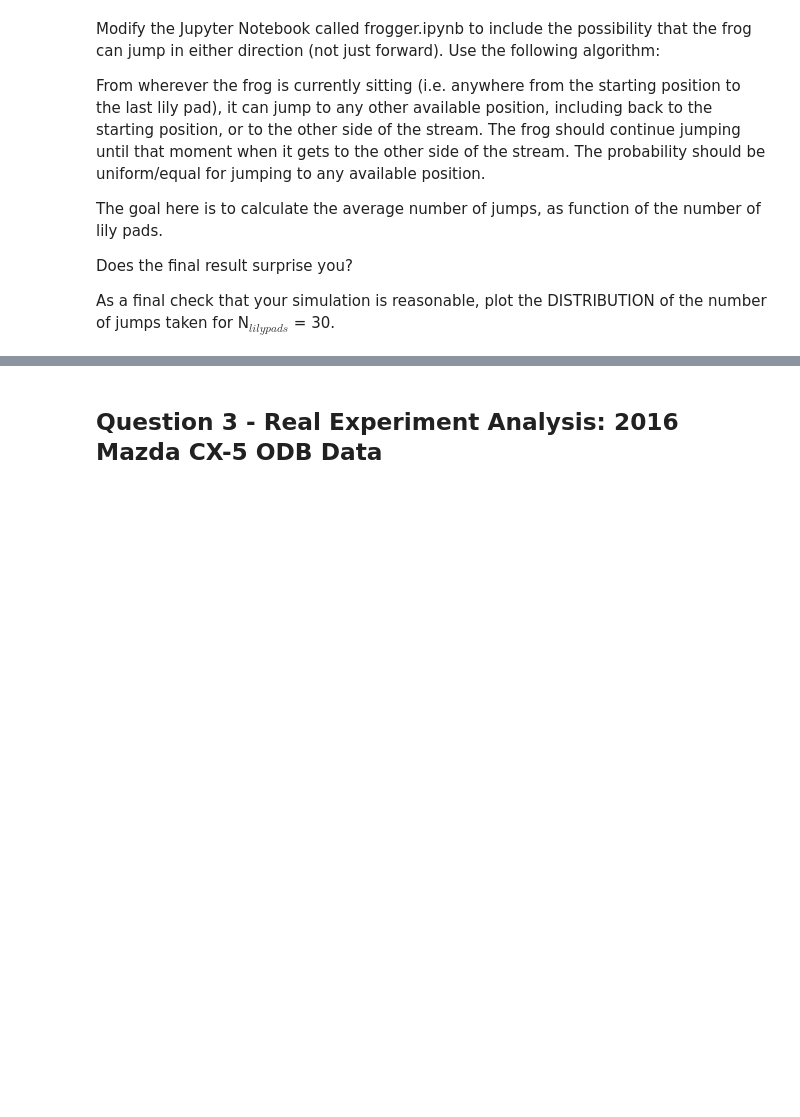
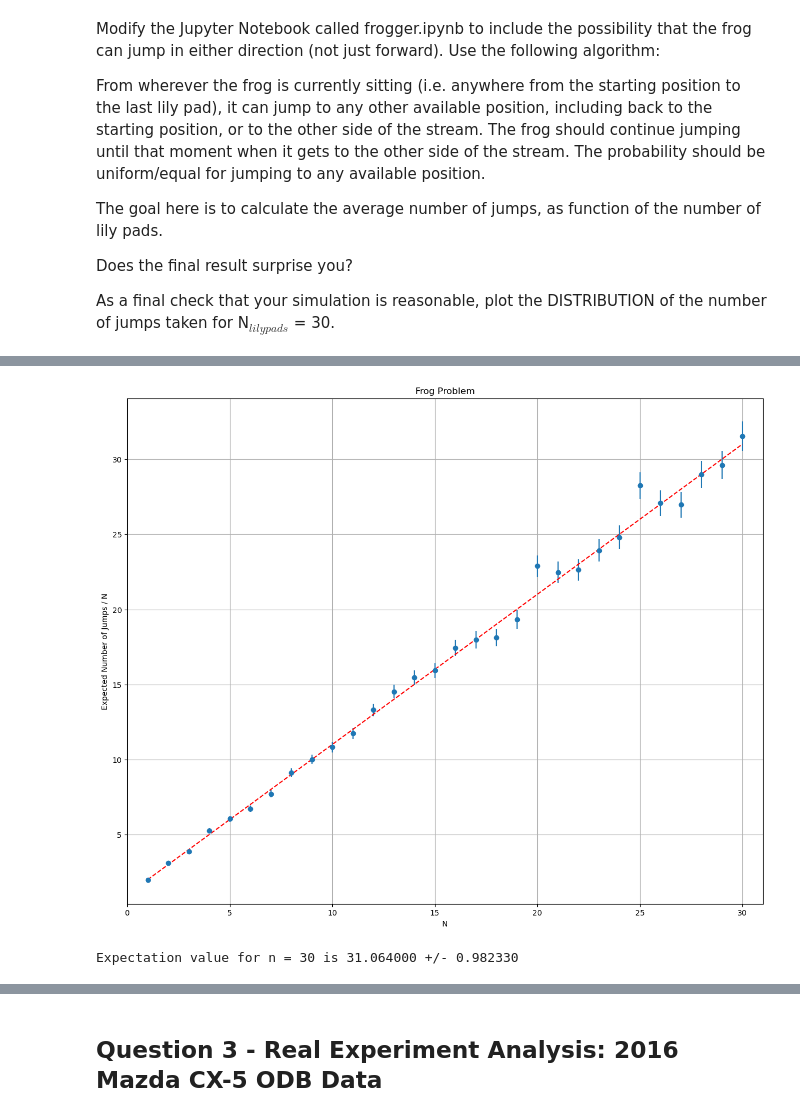
Before and after one commit to jakeb245/phys421, a Jupyter notebook: AssignmentTemplates/FinalProject.ipynb, the cells around one changed output, grey strips where cells are left out. Cells and saved outputs as stored; diff of their text form; code cells hidden in the pictures; blank space fills up the shorter version.

```diff
--- a/AssignmentTemplates/FinalProject.ipynb
+++ b/AssignmentTemplates/FinalProject.ipynb
@@ -238,0 +267,27 @@ As a final check that your simulation is reasonable, plot the DISTRIBUTION of th
+# %%
+for npad in range(1,nmax+1):
+    x.append(npad)
+    end = npad
+
+    # simulate the process of getting across the stream n_trys times
+    for j in range(n_trys):
+
+        # main simulation loop
+        while pos < npad:
+            jump = int(random.uniform(-pos,(end-pos+1)))
+            pos = pos + jump
+            jumpsum = jumpsum + 1
+
+        # reset pos to zero, add to total jumps, reset jumpsum
+        pos = 0
+        total_jumps = total_jumps + jumpsum
+        jumpsum = 0
+
+    #print (npad,total_jumps,n_trys)
+
+    expectation_value = total_jumps/n_trys*1.0
+    y.append(expectation_value)
+    sigma.append(expectation_value*1/np.sqrt(n_trys))
+    total_jumps = 0
+
+    print ("Expectation value for n = %d is %f +/- %f" % (npad,expectation_value,expectation_value*1/np.sqrt(n_trys)))
@@ -238,0 +312,51 @@ As a final check that your simulation is reasonable, plot the DISTRIBUTION of th
+# %%
+fig = plt.figure(figsize=(15,12))
+ax1 = fig.add_subplot(111)
+
+ax1.errorbar(x,y,yerr=sigma,fmt='o')
+ax1.plot(x,np.array(x)+1,'r--')
+#ax1.plot(x,evalr,'r--')
+#ax1.plot(x,evalh,'g--')
+
+ax1.set_title("Frog Problem")
+ax1.set_xlabel('N')
+ax1.set_ylabel('Expected Number of Jumps / N')
+ax1.set_xlim(0,nmax+1)
+ax1.grid(True)
+# %% [output]
+[figure, added]
+# %%
+# It looks like the average number of jumps is around n + 1
+
+# Do the check with 30 lily pads
+
+npad = 30
+end = npad
+
+njumps = []
+
+# simulate the process of getting across the stream n_trys times
+for j in range(n_trys):
+
+    # main simulation loop
+    while pos < npad:
+        jump = int(random.uniform(-pos,(end-pos+1)))
+        pos = pos + jump
+        jumpsum = jumpsum + 1
+
+    # reset pos to zero, add to total jumps, reset jumpsum
+    njumps.append(jumpsum)
+    pos = 0
+    total_jumps = total_jumps + jumpsum
+    jumpsum = 0
+
+#print (npad,total_jumps,n_trys)
+
+expectation_value = total_jumps/n_trys*1.0
+y.append(expectation_value)
+sigma.append(expectation_value*1/np.sqrt(n_trys))
+total_jumps = 0
+
+print ("Expectation value for n = %d is %f +/- %f" % (npad,expectation_value,expectation_value*1/np.sqrt(n_trys)))
+# %% [output]
+Expectation value for n = 30 is 31.064000 +/- 0.982330
```
Also changed, not shown: parts of 8 cells of this notebook.
